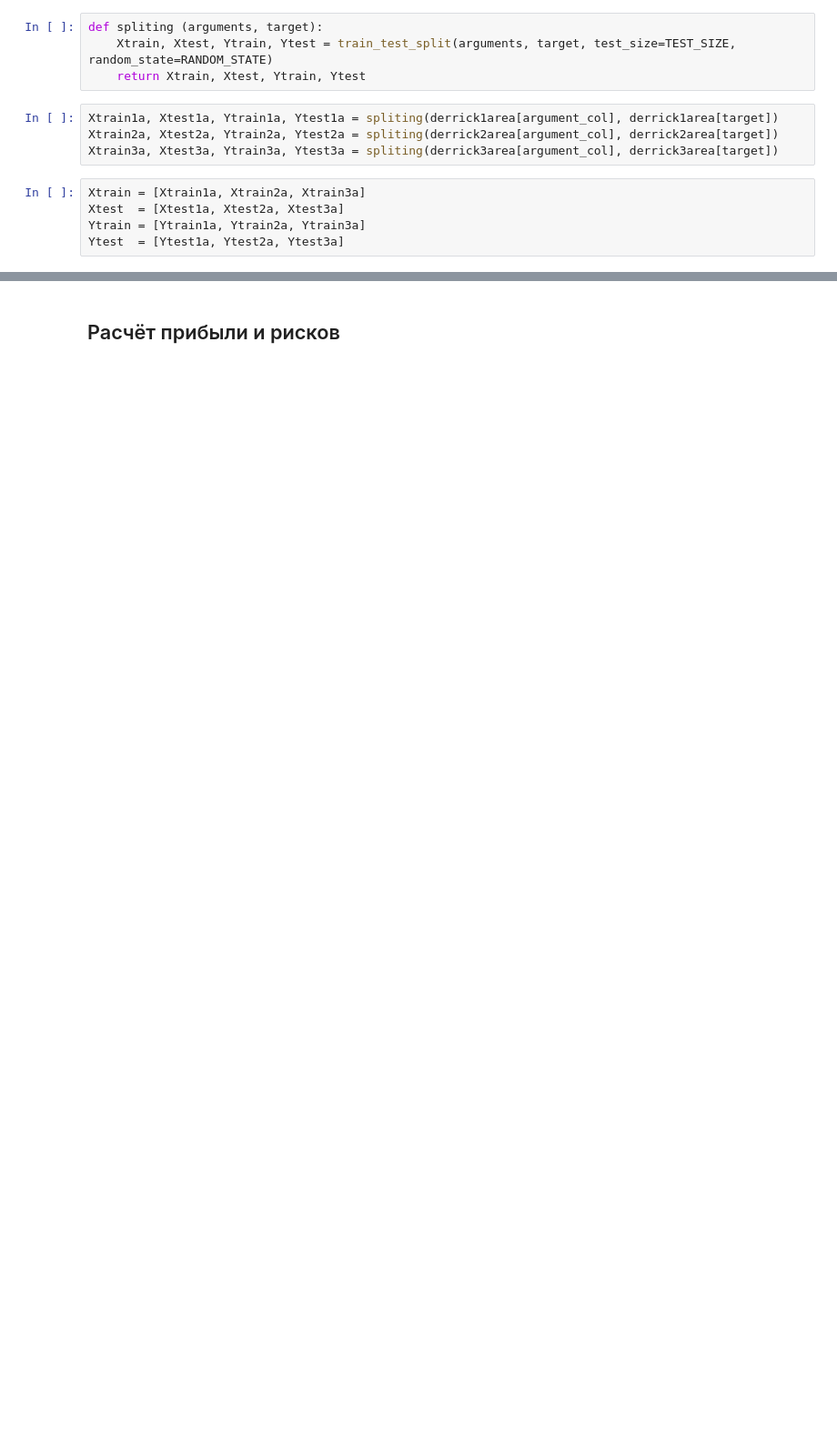
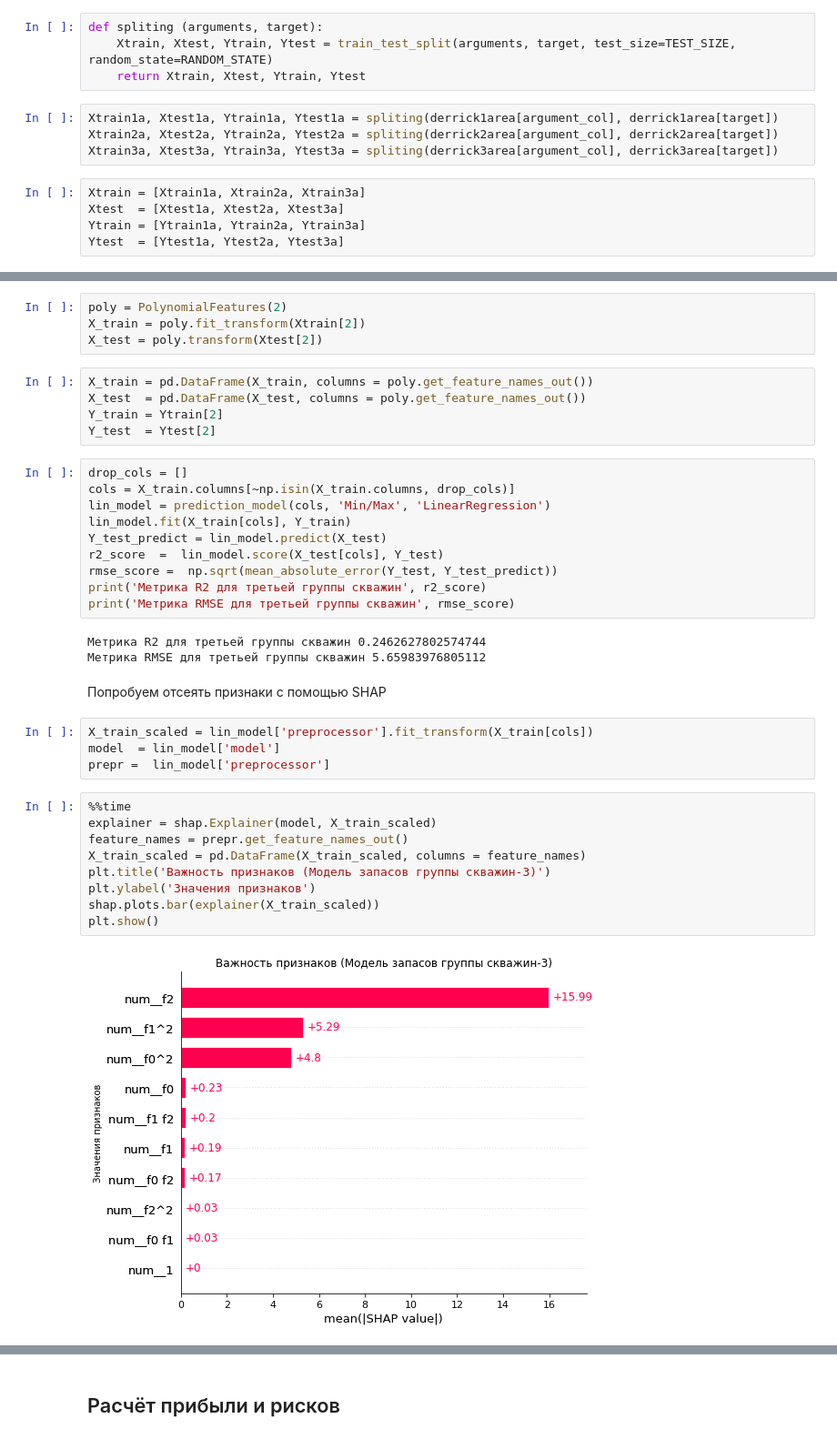
Before and after one commit to MalastowskiNS/-YanXPraKPjcts, a Jupyter notebook: M03P01-OilDerricksLocation/start.ipynb, the cells around one changed output, grey strips where cells are left out. Shown at 91% size. Saved outputs shown, nothing was run; the diff lists cells and outputs as text; blank space fills up the shorter version.

```diff
--- a/M03P01-OilDerricksLocation/start.ipynb
+++ b/M03P01-OilDerricksLocation/start.ipynb
@@ -502,0 +405,39 @@ Xtrain
+# %%
+poly = PolynomialFeatures(2)
+X_train = poly.fit_transform(Xtrain[2])
+X_test = poly.transform(Xtest[2])
+# %%
+X_train = pd.DataFrame(X_train, columns = poly.get_feature_names_out())
+X_test  = pd.DataFrame(X_test, columns = poly.get_feature_names_out())
+Y_train = Ytrain[2]
+Y_test  = Ytest[2]
+# %%
+drop_cols = []
+cols = X_train.columns[~np.isin(X_train.columns, drop_cols)]
+lin_model = prediction_model(cols, 'Min/Max', 'LinearRegression')
+lin_model.fit(X_train[cols], Y_train)
+Y_test_predict = lin_model.predict(X_test)
+r2_score  =  lin_model.score(X_test[cols], Y_test)
+rmse_score =  np.sqrt(mean_absolute_error(Y_test, Y_test_predict))
+print('Метрика R2 для третьей группы скважин', r2_score)
+print('Метрика RMSE для третьей группы скважин', rmse_score)
+# %% [output]
+Метрика R2 для третьей группы скважин 0.2462627802574744
+Метрика RMSE для третьей группы скважин 5.65983976805112
+# %% [markdown]
+Попробуем отсеять признаки с помощью SHAP
+# %%
+X_train_scaled = lin_model['preprocessor'].fit_transform(X_train[cols])
+model  = lin_model['model']
+prepr =  lin_model['preprocessor']
+# %%
+%%time
+explainer = shap.Explainer(model, X_train_scaled)
+feature_names = prepr.get_feature_names_out()
+X_train_scaled = pd.DataFrame(X_train_scaled, columns = feature_names)
+plt.title('Важность признаков (Модель запасов группы скважин-3)')
+plt.ylabel('Значения признаков')
+shap.plots.bar(explainer(X_train_scaled))
+plt.show()
+# %% [output]
+[figure, added]
```
Also changed, not shown: parts of 68 cells of this notebook.
